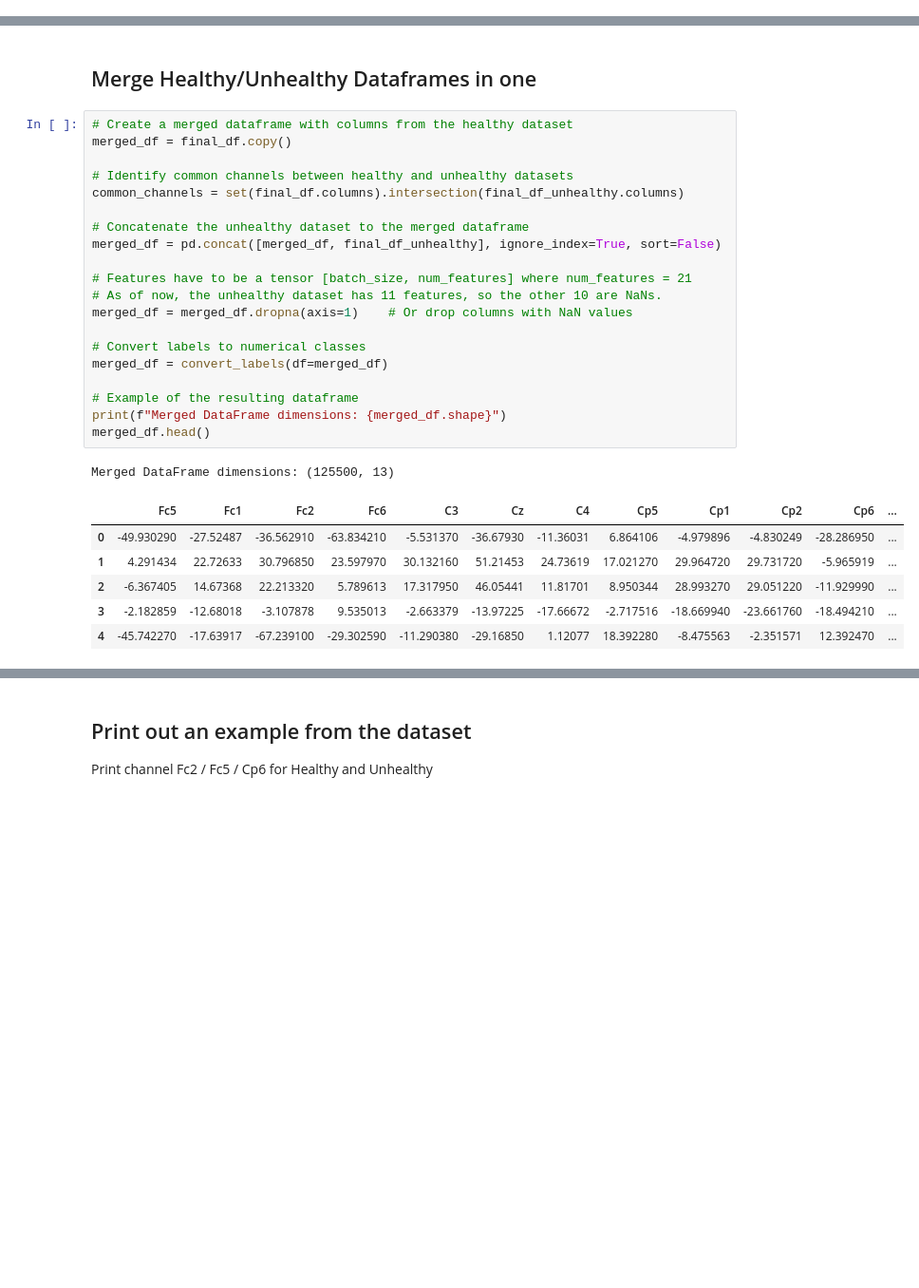
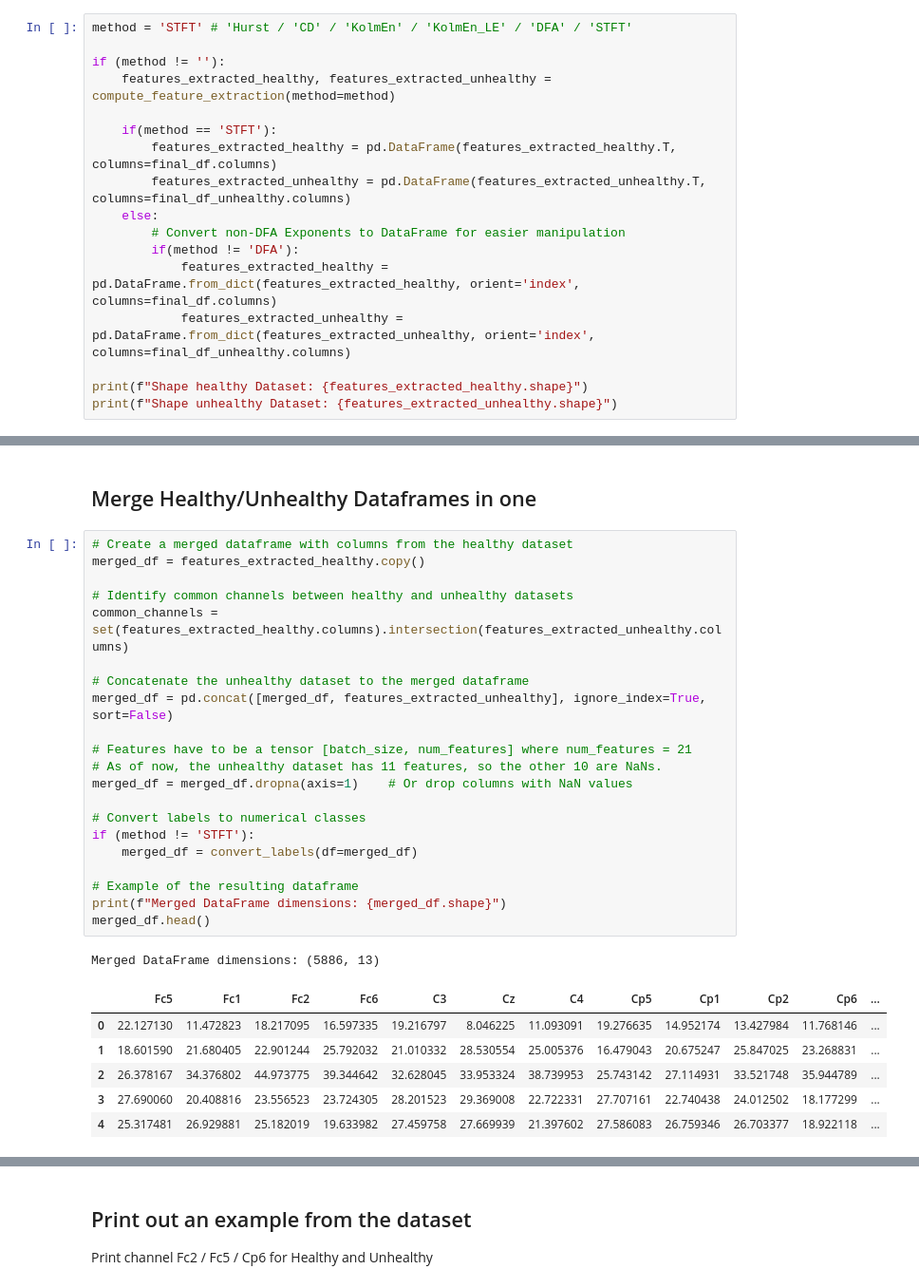
Before and after one commit to D-dolo/IET06-CVae, a Jupyter notebook: Implementation.ipynb, the cells around one changed output, grey strips where cells are left out. Shown at 95% size. Saved outputs shown, nothing was run; the diff lists cells and outputs as text; blank space fills up the shorter version.

```diff
--- a/Implementation.ipynb
+++ b/Implementation.ipynb
@@ -354,0 +635,17 @@ Dataframe shape: (115000, 13)
+# %%
+method = 'STFT' # 'Hurst / 'CD' / 'KolmEn' / 'KolmEn_LE' / 'DFA' / 'STFT'
+
+if (method != ''):
+    features_extracted_healthy, features_extracted_unhealthy = compute_feature_extraction(method=method)
+
+    if(method == 'STFT'):
+        features_extracted_healthy = pd.DataFrame(features_extracted_healthy.T, columns=final_df.columns)
+        features_extracted_unhealthy = pd.DataFrame(features_extracted_unhealthy.T, columns=final_df_unhealthy.columns)
+    else:
+        # Convert non-DFA Exponents to DataFrame for easier manipulation
+        if(method != 'DFA'):
+            features_extracted_healthy = pd.DataFrame.from_dict(features_extracted_healthy, orient='index', columns=final_df.columns)
+            features_extracted_unhealthy = pd.DataFrame.from_dict(features_extracted_unhealthy, orient='index', columns=final_df_unhealthy.columns)
+
+print(f"Shape healthy Dataset: {features_extracted_healthy.shape}")
+print(f"Shape unhealthy Dataset: {features_extracted_unhealthy.shape}")
@@ -356,29 +666,30 @@ Dataframe shape: (115000, 13)
 ## Merge Healthy/Unhealthy Dataframes in one
 # %%
 # Create a merged dataframe with columns from the healthy dataset
-merged_df = final_df.copy()
+merged_df = features_extracted_healthy.copy()
 
 # Identify common channels between healthy and unhealthy datasets
-common_channels = set(final_df.columns).intersection(final_df_unhealthy.columns)
+common_channels = set(features_extracted_healthy.columns).intersection(features_extracted_unhealthy.columns)
 
 # Concatenate the unhealthy dataset to the merged dataframe
-merged_df = pd.concat([merged_df, final_df_unhealthy], ignore_index=True, sort=False)
+merged_df = pd.concat([merged_df, features_extracted_unhealthy], ignore_index=True, sort=False)
 
 # Features have to be a tensor [batch_size, num_features] where num_features = 21
 # As of now, the unhealthy dataset has 11 features, so the other 10 are NaNs.
 merged_df = merged_df.dropna(axis=1)    # Or drop columns with NaN values
 
 # Convert labels to numerical classes
-merged_df = convert_labels(df=merged_df)
+if (method != 'STFT'):
+    merged_df = convert_labels(df=merged_df)
 
 # Example of the resulting dataframe
 print(f"Merged DataFrame dimensions: {merged_df.shape}")
 merged_df.head()
 # %% [output]
-Merged DataFrame dimensions: (125500, 13)
+Merged DataFrame dimensions: (5886, 13)
 |  | Fc5 | Fc1 | Fc2 | Fc6 | C3 | Cz | C4 | Cp5 | Cp1 | Cp2 | Cp6 | ... |
-| 0 | -49.930290 | -27.52487 | -36.562910 | -63.834210 | -5.531370 | -36.67930 | -11.36031 | 6.864106 | -4.979896 | -4.830249 | -28.286950 | ... |
-| 1 | 4.291434 | 22.72633 | 30.796850 | 23.597970 | 30.132160 | 51.21453 | 24.73619 | 17.021270 | 29.964720 | 29.731720 | -5.965919 | ... |
-| 2 | -6.367405 | 14.67368 | 22.213320 | 5.789613 | 17.317950 | 46.05441 | 11.81701 | 8.950344 | 28.993270 | 29.051220 | -11.929990 | ... |
-| 3 | -2.182859 | -12.68018 | -3.107878 | 9.535013 | -2.663379 | -13.97225 | -17.66672 | -2.717516 | -18.669940 | -23.661760 | -18.494210 | ... |
-| 4 | -45.742270 | -17.63917 | -67.239100 | -29.302590 | -11.290380 | -29.16850 | 1.12077 | 18.392280 | -8.475563 | -2.351571 | 12.392470 | ... |
+| 0 | 22.127130 | 11.472823 | 18.217095 | 16.597335 | 19.216797 | 8.046225 | 11.093091 | 19.276635 | 14.952174 | 13.427984 | 11.768146 | ... |
+| 1 | 18.601590 | 21.680405 | 22.901244 | 25.792032 | 21.010332 | 28.530554 | 25.005376 | 16.479043 | 20.675247 | 25.847025 | 23.268831 | ... |
+| 2 | 26.378167 | 34.376802 | 44.973775 | 39.344642 | 32.628045 | 33.953324 | 38.739953 | 25.743142 | 27.114931 | 33.521748 | 35.944789 | ... |
+| 3 | 27.690060 | 20.408816 | 23.556523 | 23.724305 | 28.201523 | 29.369008 | 22.722331 | 27.707161 | 22.740438 | 24.012502 | 18.177299 | ... |
+| 4 | 25.317481 | 26.929881 | 25.182019 | 19.633982 | 27.459758 | 27.669939 | 21.397602 | 27.586083 | 26.759346 | 26.703377 | 18.922118 | ... |
```
Also changed, not shown: parts of 17 cells of this notebook.
